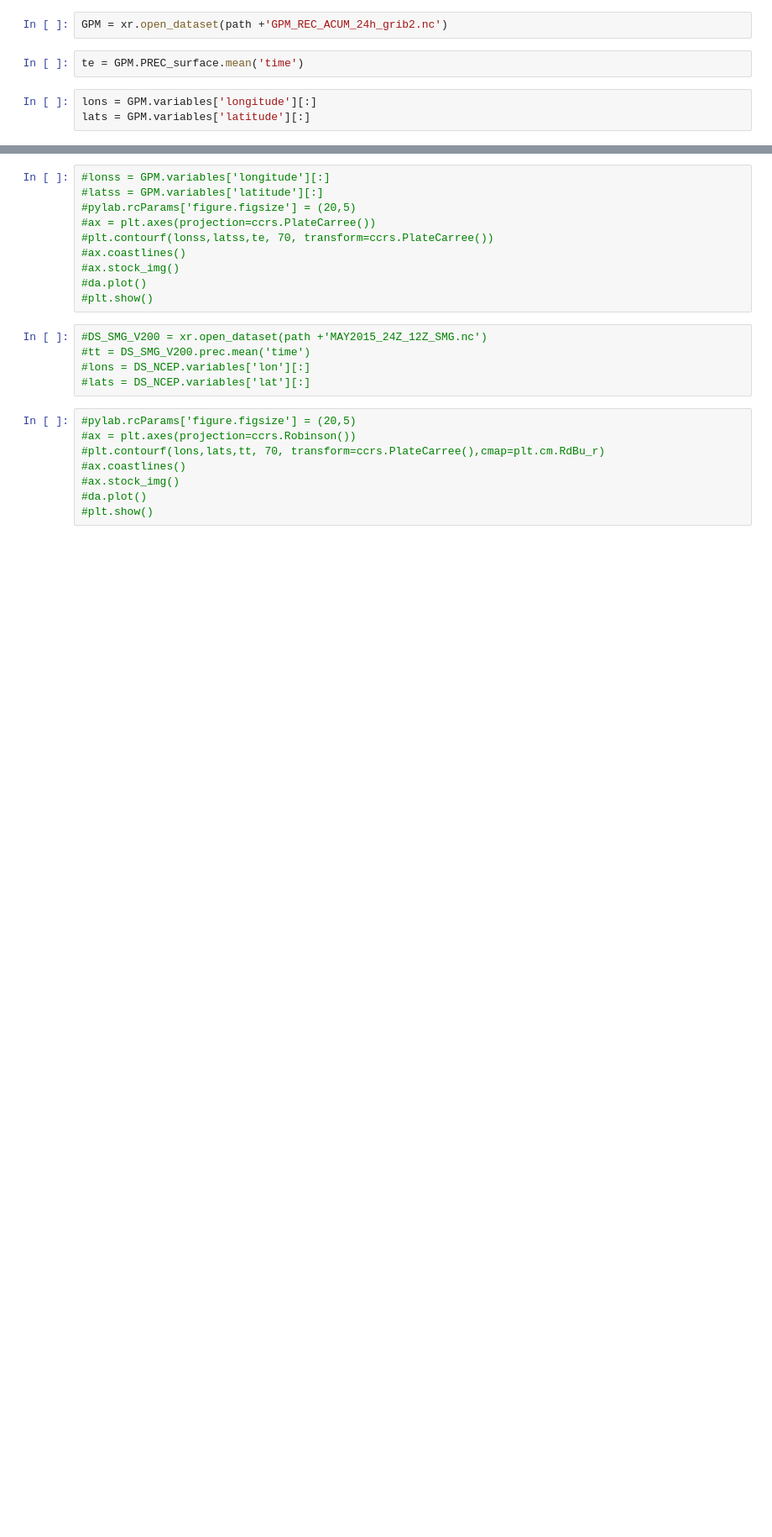
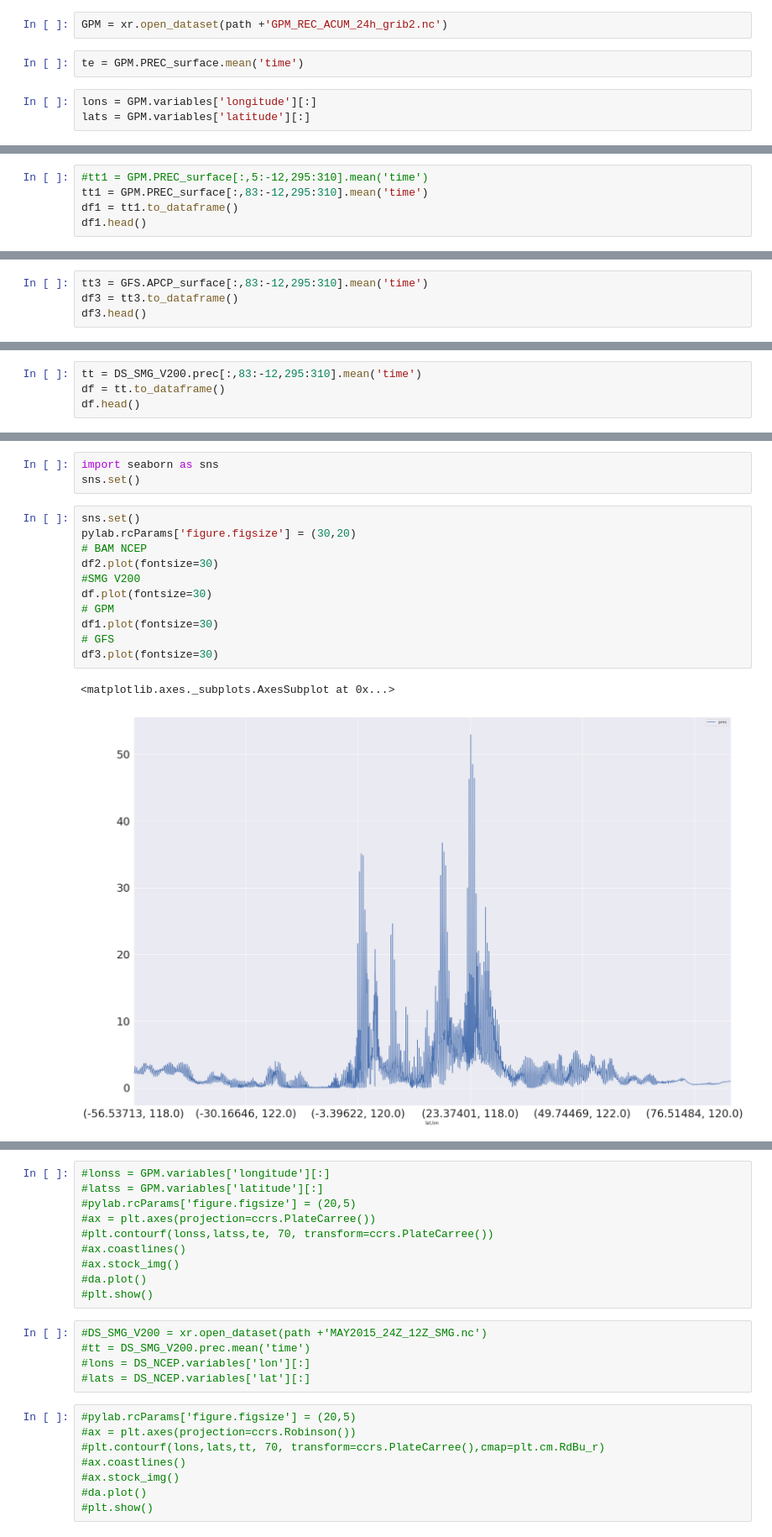
Before and after one commit to Wanhenri/netcdf_to_python, a Jupyter notebook: mapa_python.ipynb, the cells around one changed output, grey strips where cells are left out. Shown at 84% size. Saved outputs shown, nothing was run; the diff lists cells and outputs as text; blank space fills up the shorter version.

```diff
--- a/mapa_python.ipynb
+++ b/mapa_python.ipynb
@@ -122,0 +183,5 @@ tt
+# %%
+#tt1 = GPM.PREC_surface[:,5:-12,295:310].mean('time')
+tt1 = GPM.PREC_surface[:,83:-12,295:310].mean('time')
+df1 = tt1.to_dataframe()
+df1.head()
@@ -122,0 +198,4 @@ tt
+# %%
+tt3 = GFS.APCP_surface[:,83:-12,295:310].mean('time')
+df3 = tt3.to_dataframe()
+df3.head()
@@ -122,0 +212,4 @@ tt
+# %%
+tt = DS_SMG_V200.prec[:,83:-12,295:310].mean('time')
+df = tt.to_dataframe()
+df.head()
@@ -122,0 +224,17 @@ tt
+# %%
+import seaborn as sns
+sns.set()
+# %%
+sns.set()
+pylab.rcParams['figure.figsize'] = (30,20)
+# BAM NCEP
+df2.plot(fontsize=30)
+#SMG V200
+df.plot(fontsize=30)
+# GPM
+df1.plot(fontsize=30)
+# GFS
+df3.plot(fontsize=30)
+# %% [output]
+<matplotlib.axes._subplots.AxesSubplot at 0x...>
+[figure, added]
```
Also changed, not shown: parts of 25 cells of this notebook.
